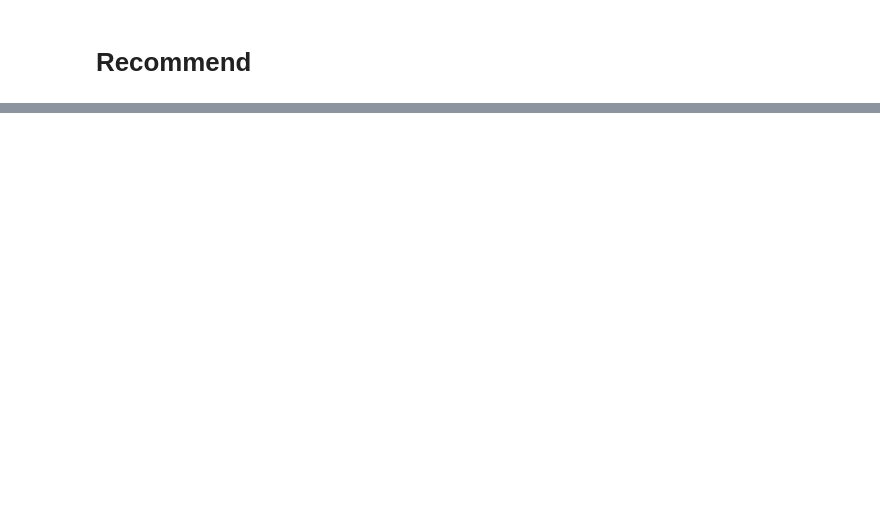
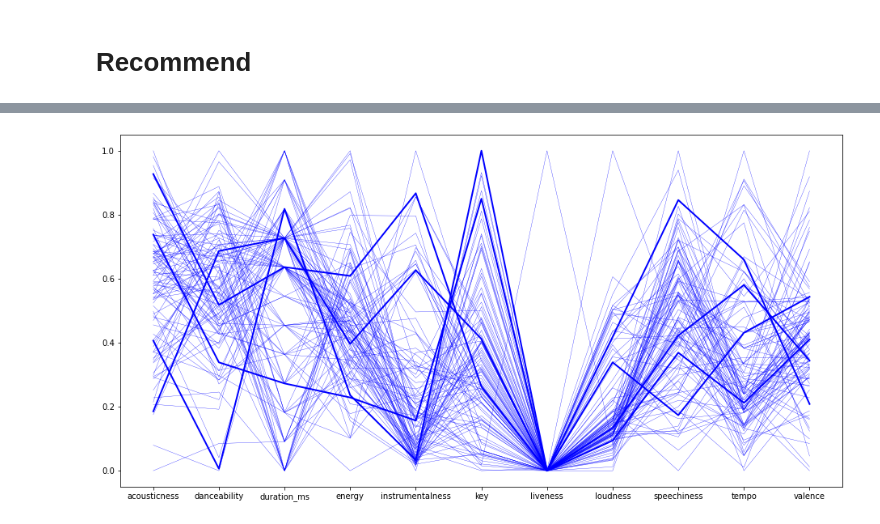
Before and after one commit to formegusto/research-muletter, a Jupyter notebook: Spotify API Module Setting.ipynb, the cells around one changed output, grey strips where cells are left out. Drawn from its saved outputs; the diff is of its cells as text; code cells hidden in the pictures; blank space fills up the shorter version.

```diff
--- a/Spotify API Module Setting.ipynb
+++ b/Spotify API Module Setting.ipynb
@@ -60,0 +137,4 @@ seed_info.head()
+# %%
+reco_features = spotify.get_features(token, reco_tracks)
+
+reco_features
@@ -60,0 +173,8 @@ seed_info.head()
+# %%
+_sel_features = pd.merge(left=sel_tracks, right=features, how='inner', on='id')
+
+del _sel_features['artists']
+del _sel_features['artists id']
+del _sel_features['name']
+
+_sel_features
@@ -60,0 +187,7 @@ seed_info.head()
+# %%
+merge_features = pd.concat([_sel_features, reco_features])
+norm_features = merge_features.copy()
+# %%
+for col in feature_cols:
+    norm_features[col] = (merge_features[col] - merge_features[col].min()) / \
+        (merge_features[col].max() - merge_features[col].min())
@@ -60,0 +210,15 @@ seed_info.head()
+# %%
+import matplotlib.pyplot as plt
+
+plt.figure(figsize=(16,8))
+x_ticks_labels = norm_features.columns.difference(['id']).values
+
+for _idx in range(len(norm_features)):
+    feature = norm_features.iloc[_idx]
+    _id = feature['id']
+    if _id in sel_tracks['id'].values:
+        plt.plot(x_ticks_labels, feature.values[1:],color="b", linewidth=2)
+    else:
+        plt.plot(x_ticks_labels, feature.values[1:],color="b", linewidth=0.3)
+# %% [output]
+[figure, added]
```
Also changed, not shown: parts of 10 cells of this notebook, 1 other file.
